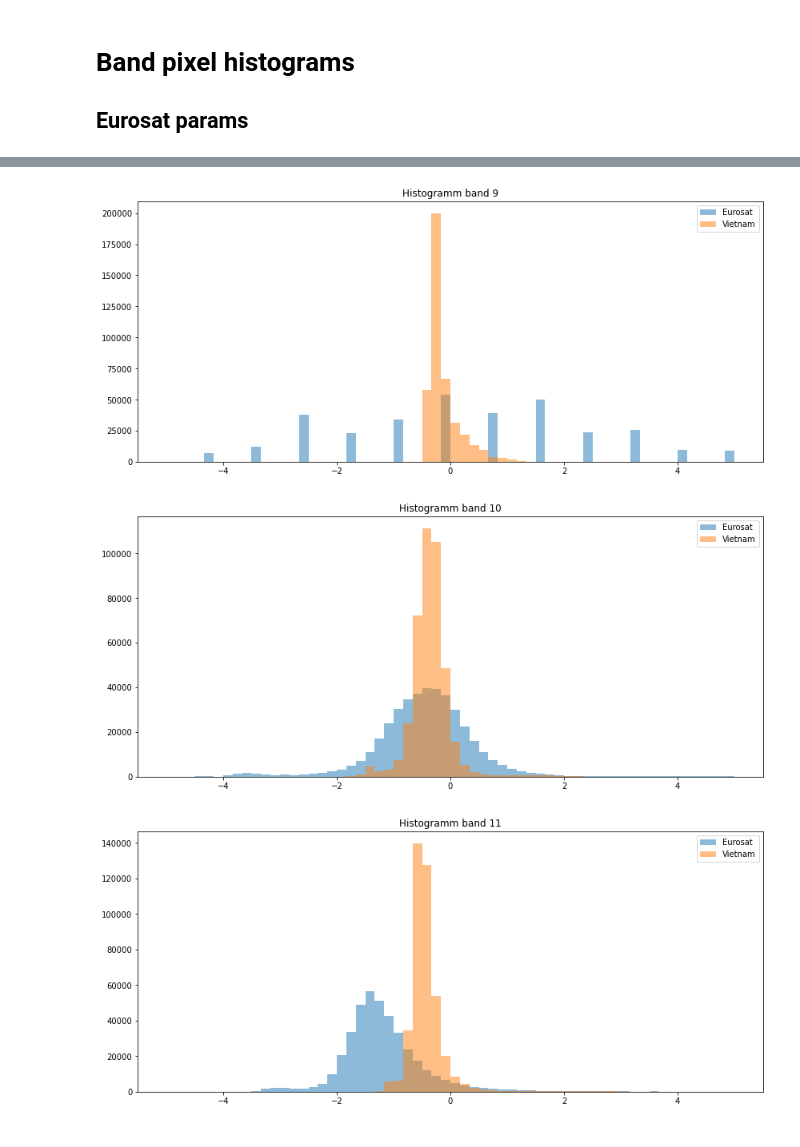
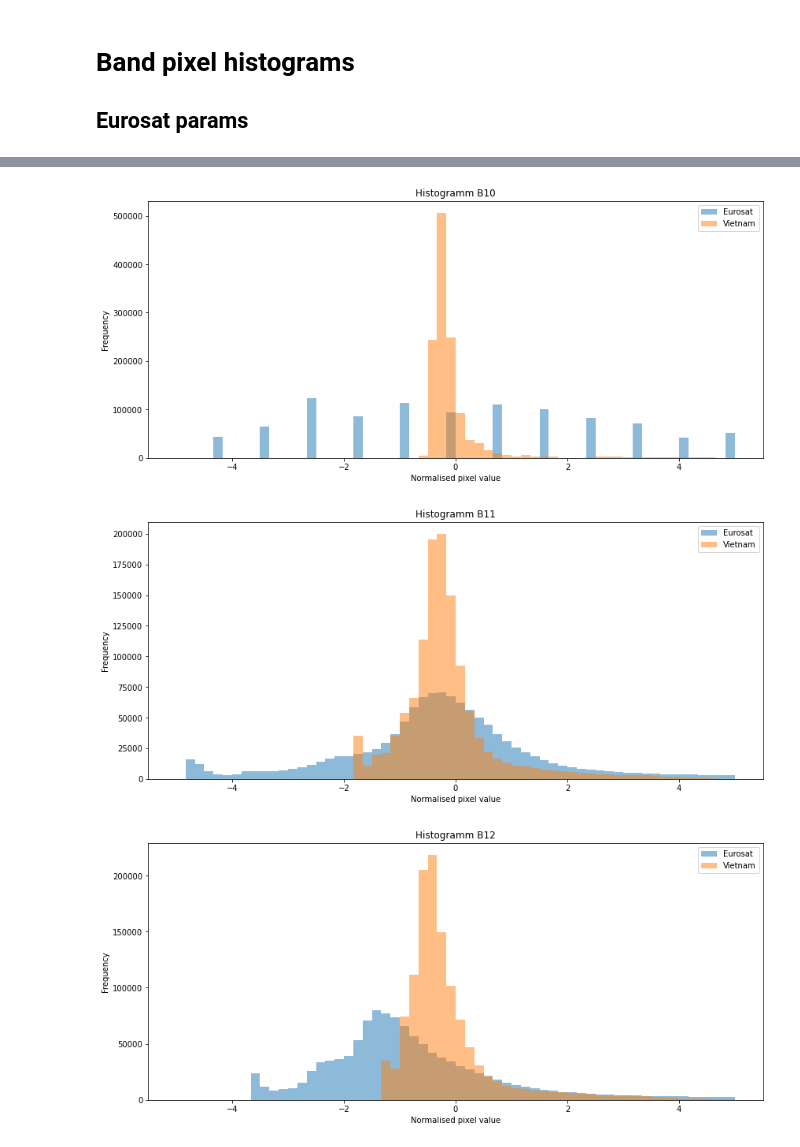
Before and after one commit to RomainCapo/IADeforestation, a Jupyter notebook: Statistics.ipynb, the cells around one changed output, grey strips where cells are left out. Drawn from its saved outputs; the diff is of its cells as text; code cells hidden in the pictures.

```diff
--- a/Statistics.ipynb
+++ b/Statistics.ipynb
@@ -37,5 +37,12 @@ for band in range(0,13):
 
     fig, ax = plt.subplots(figsize=(10,6))
     df.boxplot(ax=ax, showfliers=False)
-    ax.set_title(f"Band {band}")
+
+    ax.set_xlabel("Class")
+    ax.set_ylabel("Pixel value")
+
+    if band != 12:
+        ax.set_title(f"Band B{band+1}")
+    else:
+        ax.set_title(f"Band B8A")
 # %% [output]
@@ -64,9 +71,12 @@ for band in range(0,13):
     df[band] = mean
 
 fig, ax = plt.subplots(figsize=(14,8))
+
+labels = ["B" + str(i) for i in range(1,13)]
+labels.append("B8A")
+
+sns.heatmap(df, ax=ax, xticklabels=labels)
 ax.set_xlabel('Bands')
-ax.set_ylabel('Image category')
-ax.set_title('Band mean per image cytegory')
-
-sns.heatmap(df, ax=ax)
+ax.set_ylabel('Class')
+ax.set_title('Band mean per image class', fontsize=18)
 # %% [output]
@@ -75,9 +85,12 @@ sns.heatmap(df, ax=ax)
 # %% [markdown]
 # Band pixel histograms
 ## Eurosat params
+# %%
+paths = []
+for cat, number in categories.items():
+    for path in os.listdir(os.path.join('images', str(number)))[0:50]:
+        paths.append(os.path.join('images', str(number), path))
 # %%
-COFFEE_PATH = os.path.join('images', '2')
-
 dict_bands_eurosat = {}
 dict_bands_vietnam = {}
 
@@ -85,10 +98,8 @@ for band in range(0,13):
     dict_bands_eurosat[band] = []
     dict_bands_vietnam[band] = []
 
-paths = os.listdir(COFFEE_PATH)
-
-for path in paths[0:100]:
-    img = np.float32(rasterio.open(os.path.join(COFFEE_PATH, path)).read())
+for path in paths:
+    img = np.float32(rasterio.open(path).read())
     img_eurosat = np.moveaxis(img, 0, -1)
     img_vietnam = img_eurosat.copy()
     img_eurosat = normalize(img_eurosat, eurosat_params['mean'], eurosat_params['std'])
@@ -105,6 +116,11 @@ for n, v in dict_bands_eurosat.items():
     ax.hist(dict_bands_eurosat[n], range=[-5,5], bins=60, label="Eurosat", alpha=0.5)
     ax.hist(dict_bands_vietnam[n], range=[-5,5], bins=60, label="Vietnam", alpha=0.5)
     ax.legend()
+    ax.set_xlabel("Normalised pixel value")
+    ax.set_ylabel("Frequency")
 
-    ax.set_title(f"Histogramm band {n}")
+    if n != 12:
+        ax.set_title(f"Histogramm B{n+1}")
+    else:
+        ax.set_title(f"Histogramm B8A")
 # %% [output]
@@ -120,3 +136,3 @@ for n, v in dict_bands_eurosat.items():
-[figure, old version]
+[figure, new version]
-[figure, old version]
+[figure, new version]
-[figure, old version]
+[figure, new version]
```
Also changed, not shown: parts of 3 cells of this notebook, 10 other files.
